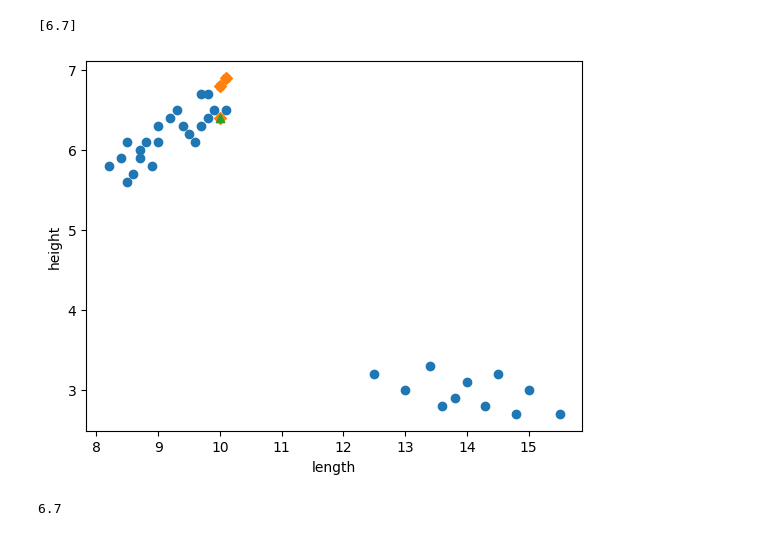
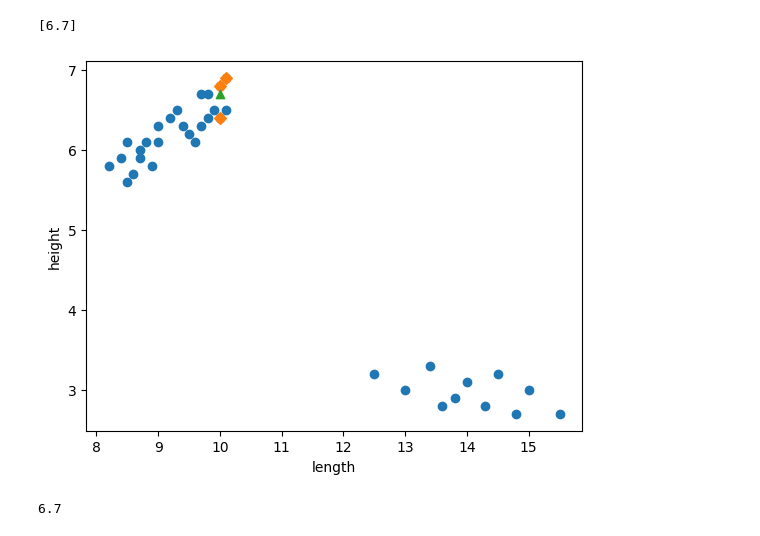
Before and after one commit to rlaguswl25808134-source/AID-MLB, a Jupyter notebook: 3-2.ipynb, the cells around one changed output. Saved outputs shown, nothing was run; the diff lists cells and outputs as text; code cells hidden in the pictures.

```diff
--- a/3-2.ipynb
+++ b/3-2.ipynb
@@ -57,18 +57,18 @@ import matplotlib.pyplot as plt
 # %%
 # 10cm 핀치새의 이웃을 구합니다
 distances, indexes = knr.kneighbors([[10.0]])
 
 # 훈련 세트의 산점도를 그립니다
 plt.scatter(train_input, train_target)
 # 훈련 세트 중에서 이웃 샘플만 다시 그립니다
 plt.scatter(train_input[indexes], train_target[indexes], marker='D')
 # 10cm 핀치 데이터
-plt.scatter(10.0, 6.4, marker='^')
+plt.scatter(10.0, 6.7, marker='^')
 plt.xlabel('length')
 plt.ylabel('height')
 plt.show()
 # %% [output]
-[figure, old version]
+[figure, new version]
 # %%
 print(np.mean(train_target[indexes]))
 # %% [output]
```
Also changed, not shown: parts of 3 cells of this notebook.
